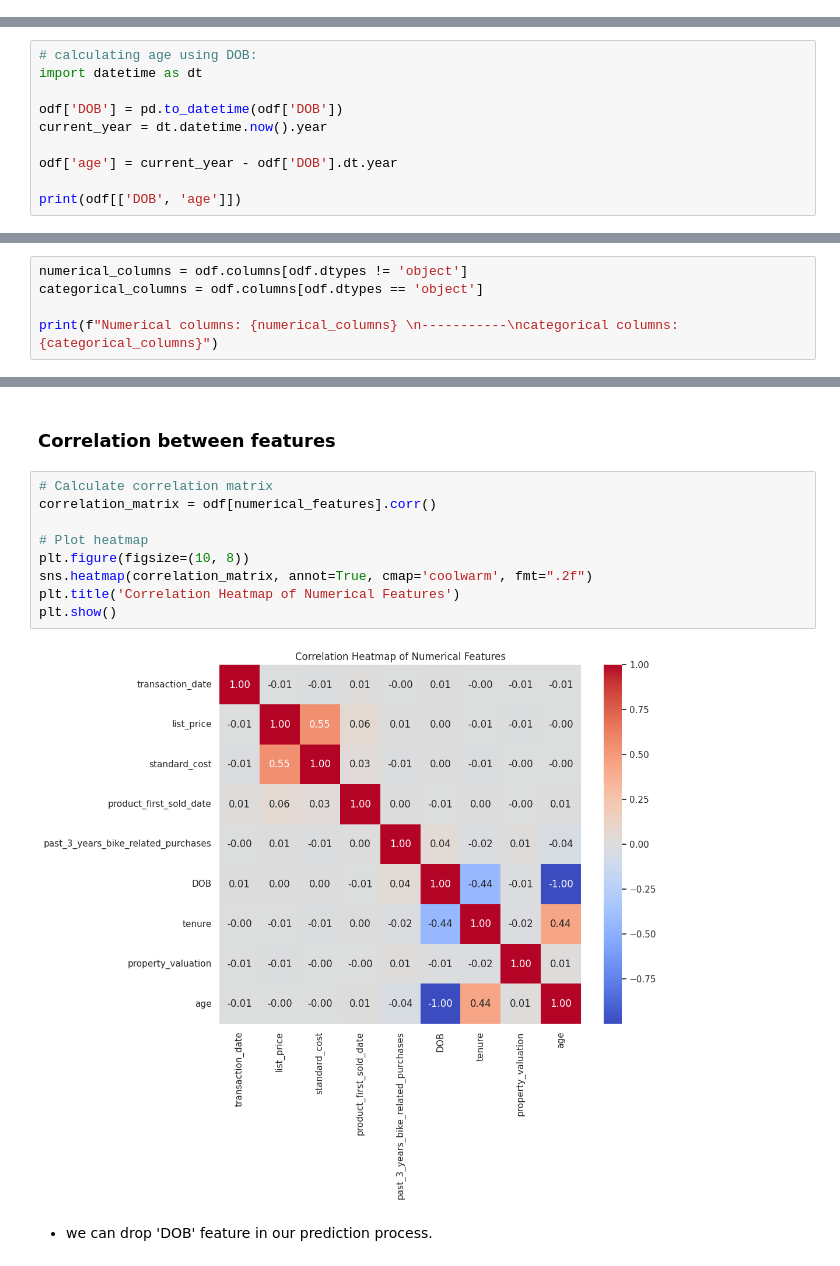
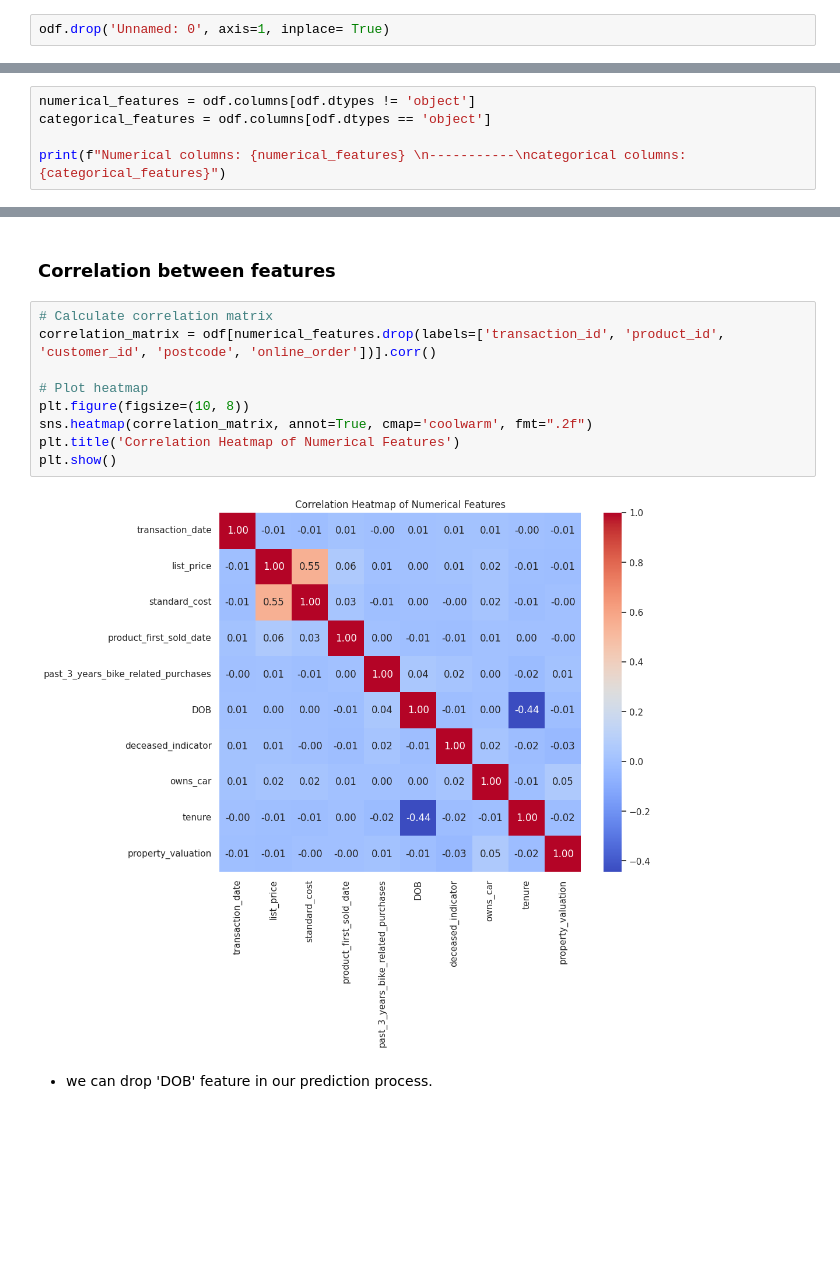
Before and after one commit to omkarpawar1430/KPMG-Virtual-Internship, a Jupyter notebook: Module 2/data_viz_old data.ipynb, the cells around one changed output, grey strips where cells are left out. Cells and saved outputs as stored; diff of their text form; blank space fills up the shorter version.

```diff
--- a/Module 2/data_viz_old data.ipynb
+++ b/Module 2/data_viz_old data.ipynb
@@ -30,6 +30,8 @@ Data columns (total 29 columns):
  28  property_valuation                   19408 non-null  int64
 dtypes: datetime64[ns](2), float64(3), int64(11), object(13)
 memory usage: 4.3+ MB
+# %%
+odf.drop('Unnamed: 0', axis=1, inplace= True)
 # %%
 odf.head()
 # %% [output]
@@ -47,10 +46,0 @@ odf.head()
-# %%
-# calculating age using DOB:
-import datetime as dt
-
-odf['DOB'] = pd.to_datetime(odf['DOB'])
-current_year = dt.datetime.now().year
-
-odf['age'] = current_year - odf['DOB'].dt.year
-
-print(odf[['DOB', 'age']])
@@ -215,10 +236,10 @@ plt.show()
 # %% [markdown]
 -----
 # %%
-numerical_columns = odf.columns[odf.dtypes != 'object']
-categorical_columns = odf.columns[odf.dtypes == 'object']
+numerical_features = odf.columns[odf.dtypes != 'object']
+categorical_features = odf.columns[odf.dtypes == 'object']
 
-print(f"Numerical columns: {numerical_columns} \n-----------\ncategorical columns: {categorical_columns}")
+print(f"Numerical columns: {numerical_features} \n-----------\ncategorical columns: {categorical_features}")
 # %% [output]
 Numerical columns: Index(['transaction_id', 'product_id', 'customer_id', 'transaction_date',
        'online_order', 'list_price', 'standard_cost',
@@ -235,15 +256,15 @@ categorical columns: Index(['order_status', 'brand', 'product_line', 'product_cl
 ### Correlation between features
 # %%
 # Calculate correlation matrix
-correlation_matrix = odf[numerical_features].corr()
+correlation_matrix = odf[numerical_features.drop(labels=['transaction_id', 'product_id', 'customer_id', 'postcode', 'online_order'])].corr()
 
 # Plot heatmap
 plt.figure(figsize=(10, 8))
 sns.heatmap(correlation_matrix, annot=True, cmap='coolwarm', fmt=".2f")
 plt.title('Correlation Heatmap of Numerical Features')
 plt.show()
 # %% [output]
-[figure, old version]
+[figure, new version]
 # %% [markdown]
 - we can drop 'DOB' feature in our prediction process.
 # %% [markdown]
```
Also changed, not shown: parts of 10 cells of this notebook, 1 other file.
